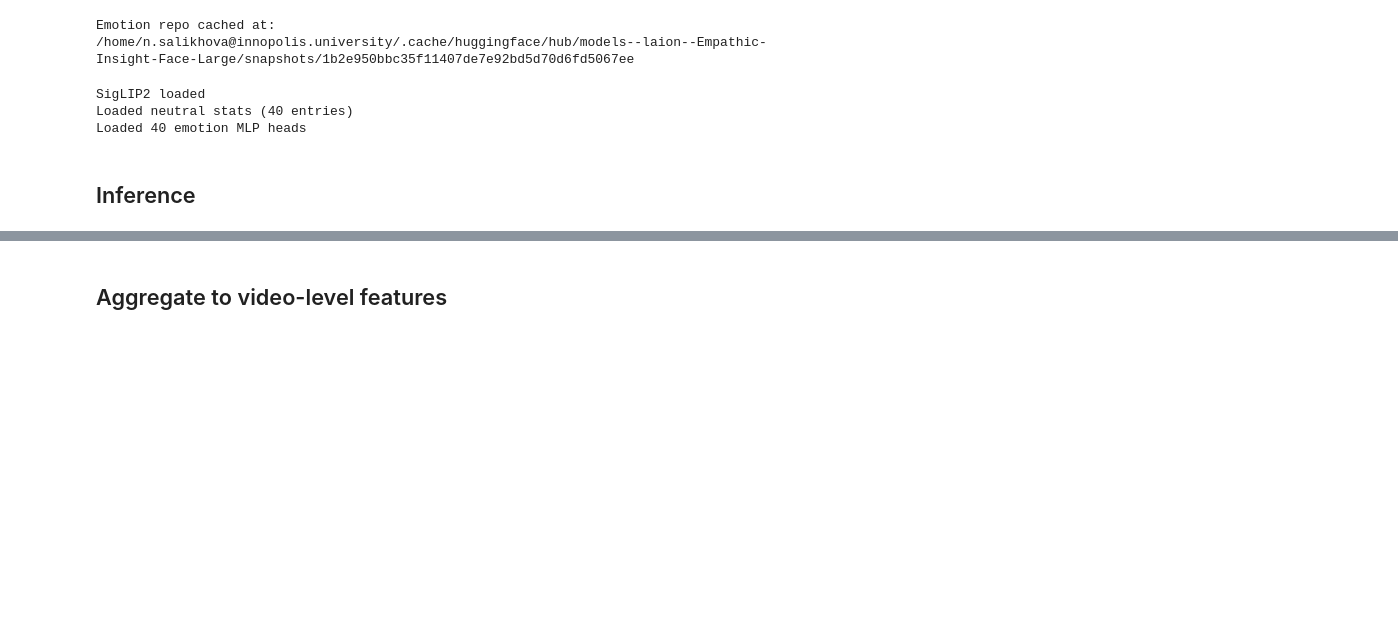
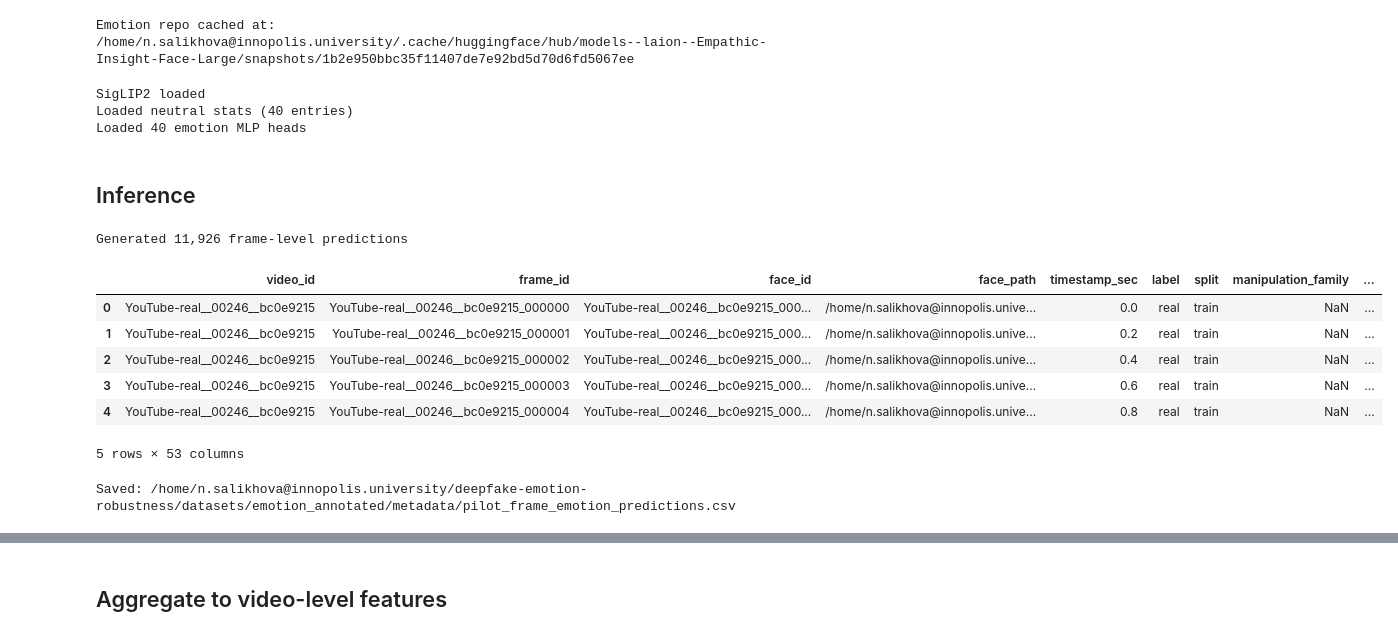
Before and after one commit to Nazgulitos/deepfake-emotion-robustness, a Jupyter notebook: notebooks/thesis-stage3-emotion-annotation.ipynb, the cells around one changed output, grey strips where cells are left out. Saved outputs shown, nothing was run; the diff lists cells and outputs as text; code cells hidden in the pictures; blank space fills up the shorter version.

```diff
--- a/notebooks/thesis-stage3-emotion-annotation.ipynb
+++ b/notebooks/thesis-stage3-emotion-annotation.ipynb
@@ -307,49 +307,69 @@ def run_empathic_inference(
         total=dataset.num_batches(),
         desc="Running Empathic-Insight-Face-Large",
     ):
-        # ── Extract SigLIP2 embeddings ──
+        # ── Extract SigLIP2 vision embeddings only (no text input needed) ──
         inputs = siglip_processor(
             images=images, return_tensors="pt", padding="max_length", truncation=True,
         ).to(DEVICE)
-        embeddings = siglip_model.get_image_features(**inputs)  # (B, 1152)
+
+        # Use vision_model directly — avoids requiring input_ids from full SiglipModel
+        vision_output = siglip_model.vision_model(pixel_values=inputs["pixel_values"])
+        embeddings = vision_output.pooler_output  # (B, 1152)
         embeddings_np = _normalized(embeddings.cpu().numpy())
         embeddings_t = torch.from_numpy(embeddings_np).to(DEVICE).float()
 
         # ── Run each emotion MLP ──
-        # shape: {model_key: (B,)} raw scores
         all_scores: Dict[str, np.ndarray] = {}
         for model_key, mlp in emotion_mlps.items():
             raw = mlp(embeddings_t).cpu().numpy().reshape(-1)
             neutral_mean = neutral_stats.get(model_key, {}).get("mean", 0.0)
             all_scores[model_key] = raw - neutral_mean
 
         # ── Build per-sample rows ──
         for i, meta in enumerate(meta_rows):
-            # Collect per-emotion scores for this sample
             sample_scores = {}
             for model_key, score_arr in all_scores.items():
                 emo_name = model_key.replace("model_", "").replace("_best", "")
                 sample_scores[emo_name] = float(score_arr[i])
 
-            # Dominant emotion = highest mean-subtracted score
             pred_emotion = max(sample_scores, key=sample_scores.get)
             pred_score = sample_scores[pred_emotion]
-
-            # Derive valence / arousal from circumplex mapping
             valence, arousal = _derive_valence_arousal(sample_scores, va_map)
 
             row = {
                 **meta,
                 "pred_emotion": pred_emotion,
                 "pred_emotion_score": pred_score,
                 "valence": valence,
                 "arousal": arousal,
             }
-            # Add all 40 per-emotion scores as score_<name> columns
             for emo_name, sc in sample_scores.items():
                 row[f"score_{emo_name}"] = sc
 
             rows.append(row)
 
     return pd.DataFrame(rows)
+
+
+# ── Run inference ──────────────────────────────────────────────────────────────
+frame_emotion_df = run_empathic_inference(
+    siglip_model, siglip_processor,
+    emotion_mlps, neutral_stats,
+    dataset, EMOTION_VA_MAP,
+)
+print(f"Generated {len(frame_emotion_df):,} frame-level predictions")
+display(frame_emotion_df.head())
+
+frame_emotion_df.to_csv(FRAME_EMOTION_OUT, index=False)
+print("Saved:", FRAME_EMOTION_OUT)
+# %% [output]
+Generated 11,926 frame-level predictions
+|  | video_id | frame_id | face_id | face_path | timestamp_sec | label | split | manipulation_family | ... |
+| 0 | YouTube-real__00246__bc0e9215 | YouTube-real__00246__bc0e9215_000000 | YouTube-real__00246__bc0e9215_000... | /home/n.salikhova@innopolis.unive... | 0.0 | real | train | NaN | ... |
+| 1 | YouTube-real__00246__bc0e9215 | YouTube-real__00246__bc0e9215_000001 | YouTube-real__00246__bc0e9215_000... | /home/n.salikhova@innopolis.unive... | 0.2 | real | train | NaN | ... |
+| 2 | YouTube-real__00246__bc0e9215 | YouTube-real__00246__bc0e9215_000002 | YouTube-real__00246__bc0e9215_000... | /home/n.salikhova@innopolis.unive... | 0.4 | real | train | NaN | ... |
+| 3 | YouTube-real__00246__bc0e9215 | YouTube-real__00246__bc0e9215_000003 | YouTube-real__00246__bc0e9215_000... | /home/n.salikhova@innopolis.unive... | 0.6 | real | train | NaN | ... |
+| 4 | YouTube-real__00246__bc0e9215 | YouTube-real__00246__bc0e9215_000004 | YouTube-real__00246__bc0e9215_000... | /home/n.salikhova@innopolis.unive... | 0.8 | real | train | NaN | ... |
+5 rows × 53 columns
+Saved: /home/n.salikhova@innopolis.university/deepfake-emotion-robustness/datasets/emotion_annotated/metadata/pilot_frame_emotion_predictions.csv
 # %%
```
Also changed, not shown: parts of 4 cells of this notebook.
